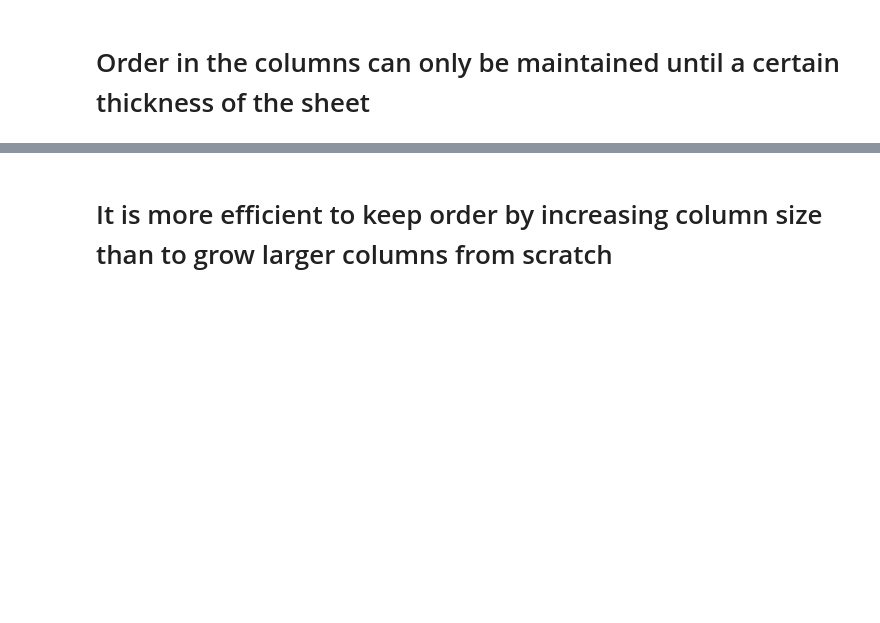
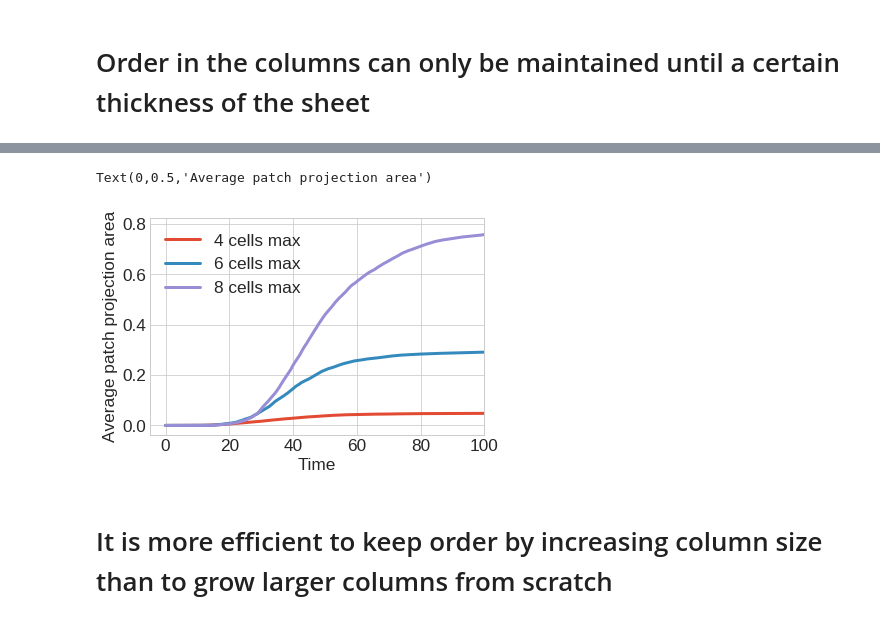
Before and after one commit to somathias/CartilageCBM, a Jupyter notebook: exp-mesenchymal_condensation_draft.ipynb, the cells around one changed output, grey strips where cells are left out. Drawn from its saved outputs; the diff is of its cells as text; code cells hidden in the pictures; blank space fills up the shorter version.

```diff
--- a/exp-mesenchymal_condensation_draft.ipynb
+++ b/exp-mesenchymal_condensation_draft.ipynb
@@ -167,2 +247,57 @@ This refers to the scaling of the initial condition. What about the heterogeneit
+# %%
+dir_4 = 'exp-draft/mesenchymal_condensation/orientation/20200505-101413/'
+
+# time steps are consistent across runs, so it's sufficient to load them from a single path
+times_d, coords_d = sm.read_in_data('/home/kubuntu1804/Documents/sf_simulation_results/'+dir_4 + '0/results_from_time_0/')
+
+ppa_av_d = np.zeros(times_d.shape)
+for seed in range(8):
+    ppa_av_d = ppa_av_d + np.loadtxt('/home/kubuntu1804/Documents/sf_simulation_results/'+dir_4+str(seed)+'/results_from_time_0/metrics_results/data_patch_projection_area_av.txt', dtype=float)
+ppa_av_d = ppa_av_d /8
+
+
+plt.plot(times_d, ppa_av_d, label='4 cells max')
+#plt.legend()
+#plt.xlabel('Time')
+#plt.ylabel('Average patch projection area')
+
+
+dir_6 = 'exp-draft/mesenchymal_condensation/order/20200505-113036/'
+
+# time steps are consistent across runs, so it's sufficient to load them from a single path
+times_d, coords_d = sm.read_in_data('/home/kubuntu1804/Documents/sf_simulation_results/'+dir_6 + '0/results_from_time_0/')
+
+ppa_av_d = np.zeros(times_d.shape)
+for seed in range(8):
+    ppa = np.loadtxt('/home/kubuntu1804/Documents/sf_simulation_results/'+dir_6+str(seed)+'/results_from_time_0/metrics_results/data_patch_projection_area_av.txt', dtype=float)
+    ppa_av_d = ppa_av_d + ppa
+    #plt.plot(times_d, ppa, linestyle='--', color='grey', alpha=0.5)
+ppa_av_d = ppa_av_d /8
+
+
+plt.plot(times_d, ppa_av_d, label='6 cells max')
+
+dir_8 = 'exp-draft/mesenchymal_condensation/order/20200505-120136/'
+
+# time steps are consistent across runs, so it's sufficient to load them from a single path
+times_d, coords_d = sm.read_in_data('/home/kubuntu1804/Documents/sf_simulation_results/'+dir_8 + '0/results_from_time_0/')
+
+ppa_av_d = np.zeros(times_d.shape)
+for seed in range(8):
+    ppa = np.loadtxt('/home/kubuntu1804/Documents/sf_simulation_results/'+dir_8+str(seed)+'/results_from_time_0/metrics_results/data_patch_projection_area_av.txt', dtype=float)
+    ppa_av_d = ppa_av_d + ppa
+    #plt.plot(times_d, ppa, linestyle='--', color='grey', alpha=0.5)
+ppa_av_d = ppa_av_d /8
+
+
+plt.plot(times_d, ppa_av_d, label='8 cells max')
+
+plt.legend()
+plt.xlabel('Time')
+plt.xlim([-5,100])
+plt.ylabel('Average patch projection area')
+# %% [output]
+Text(0,0.5,'Average patch projection area')
+[figure, added]
 # %% [markdown]
 # It is more efficient to keep order by increasing column size than to grow larger columns from scratch
```
Also changed, not shown: parts of 13 cells of this notebook.
